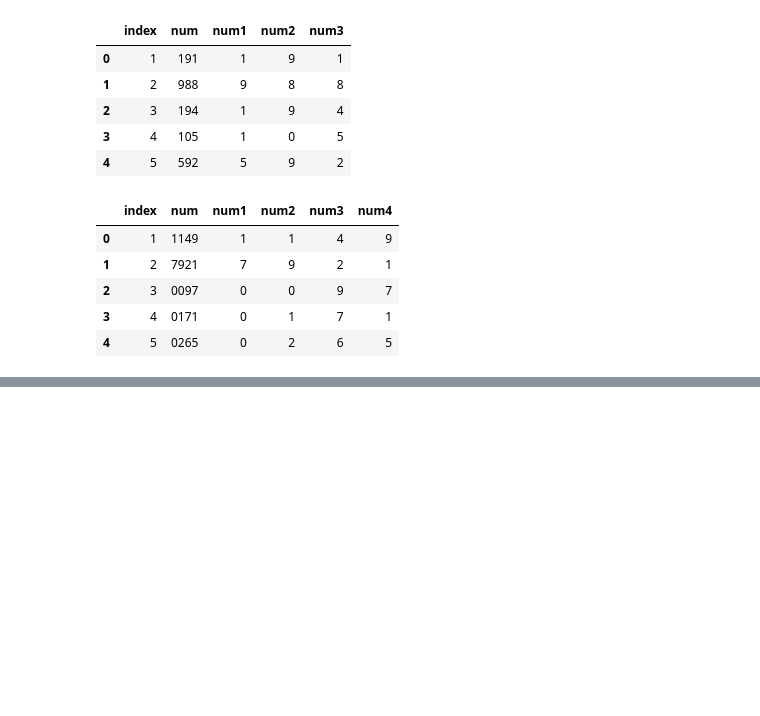
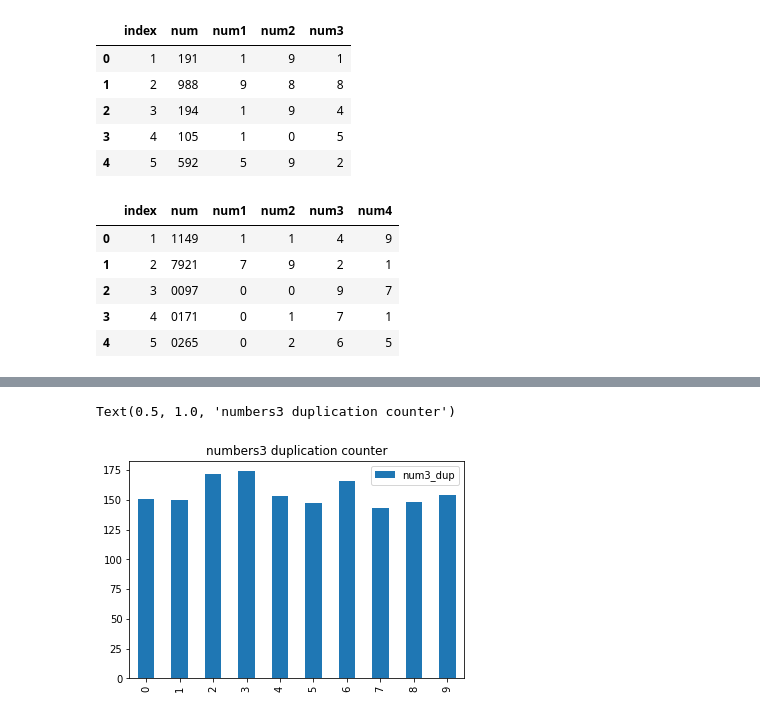
Before and after one commit to shibata-kento/numbers34, a Jupyter notebook: numbers_data.ipynb, the cells around one changed output, grey strips where cells are left out. Drawn from its saved outputs; the diff is of its cells as text; code cells hidden in the pictures; blank space fills up the shorter version.

Commit message:
[update] duplication counter add

```diff
--- a/numbers_data.ipynb
+++ b/numbers_data.ipynb
@@ -170,0 +171,21 @@ counter4_all
+# %%
+"""
+    [0]: index
+    [1]: index
+    [2]: num
+    [3]: num1
+    [4]: num2
+    [5]: num3
+"""
+num3_dup = [0]*10
+for row in numbers3.itertuples():
+    if row[3] == row[4]:
+        num3_dup[int(row[3])] += 1
+    elif row[4] == row[5]:
+        num3_dup[int(row[4])] += 1
+    elif row[3] == row[5]:
+        num3_dup[int(row[3])] += 1
+    else:
+        pass
+
+num3_dup
@@ -170,0 +253,3 @@ counter4_all
+# %%
+num3dup = pd.DataFrame(num3_dup, index=['0','1','2','3','4','5','6','7','8','9'], columns=['num3_dup'])
+num3dup
@@ -170,0 +268,6 @@ counter4_all
+# %%
+num3dup.plot.bar()
+plt.title('numbers3 duplication counter')
+# %% [output]
+Text(0.5, 1.0, 'numbers3 duplication counter')
+[figure, added]
```
Also changed, not shown: parts of 19 cells of this notebook.
